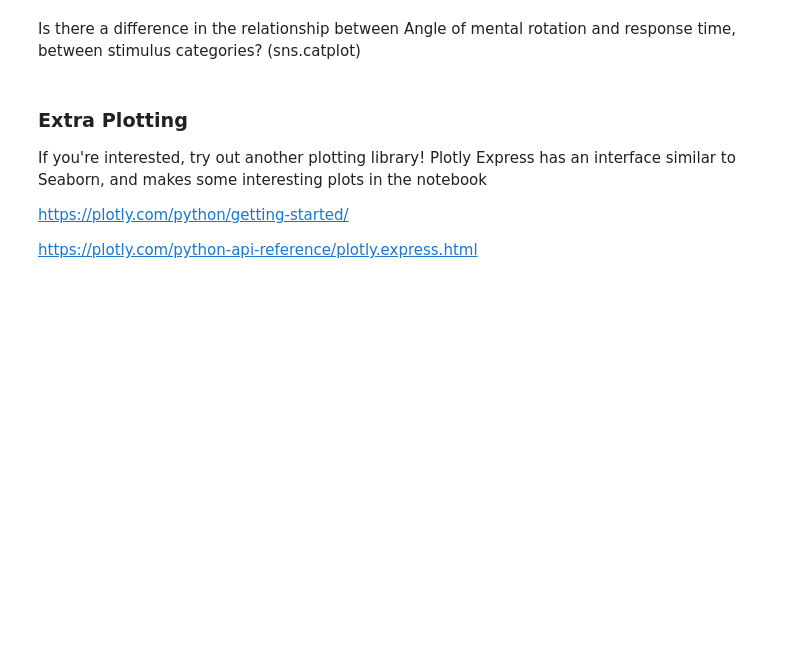
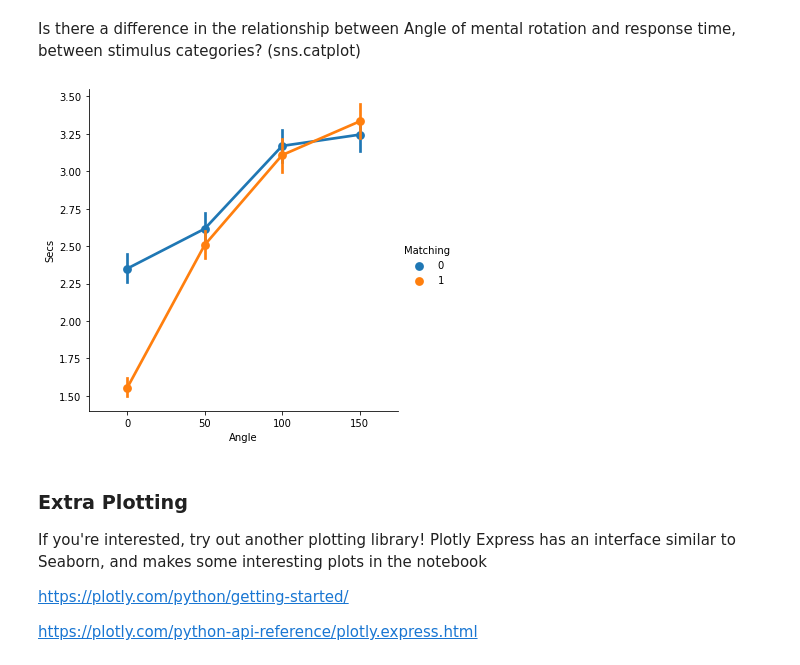
Before and after one commit to nickdelgrosso/Intro2Python, a Jupyter notebook: 16_Review_DataFrames_And_Seaborn2.ipynb, the cells around one changed output. Cells and saved outputs as stored; diff of their text form; code cells hidden in the pictures; blank space fills up the shorter version.

```diff
--- a/16_Review_DataFrames_And_Seaborn2.ipynb
+++ b/16_Review_DataFrames_And_Seaborn2.ipynb
@@ -63,6 +258,10 @@ Plot the average response time for each stimulus category (matching and non-matc
 Is there a correlation between Angle of mental rotation and response time?  Visualize the relationship (plt.scatter(), sns.lmplot(), sns.jointplot())
 # %% [markdown]
 Is there a difference in the relationship between Angle of mental rotation and response time, between stimulus categories? (sns.catplot)
+# %%
+sns.catplot(data=df, x='Angle', y='Secs', hue='Matching', kind='point');
+# %% [output]
+[figure, added]
 # %% [markdown]
 ### Extra Plotting
 
```
Also changed, not shown: parts of 35 cells of this notebook, 2 other files.
